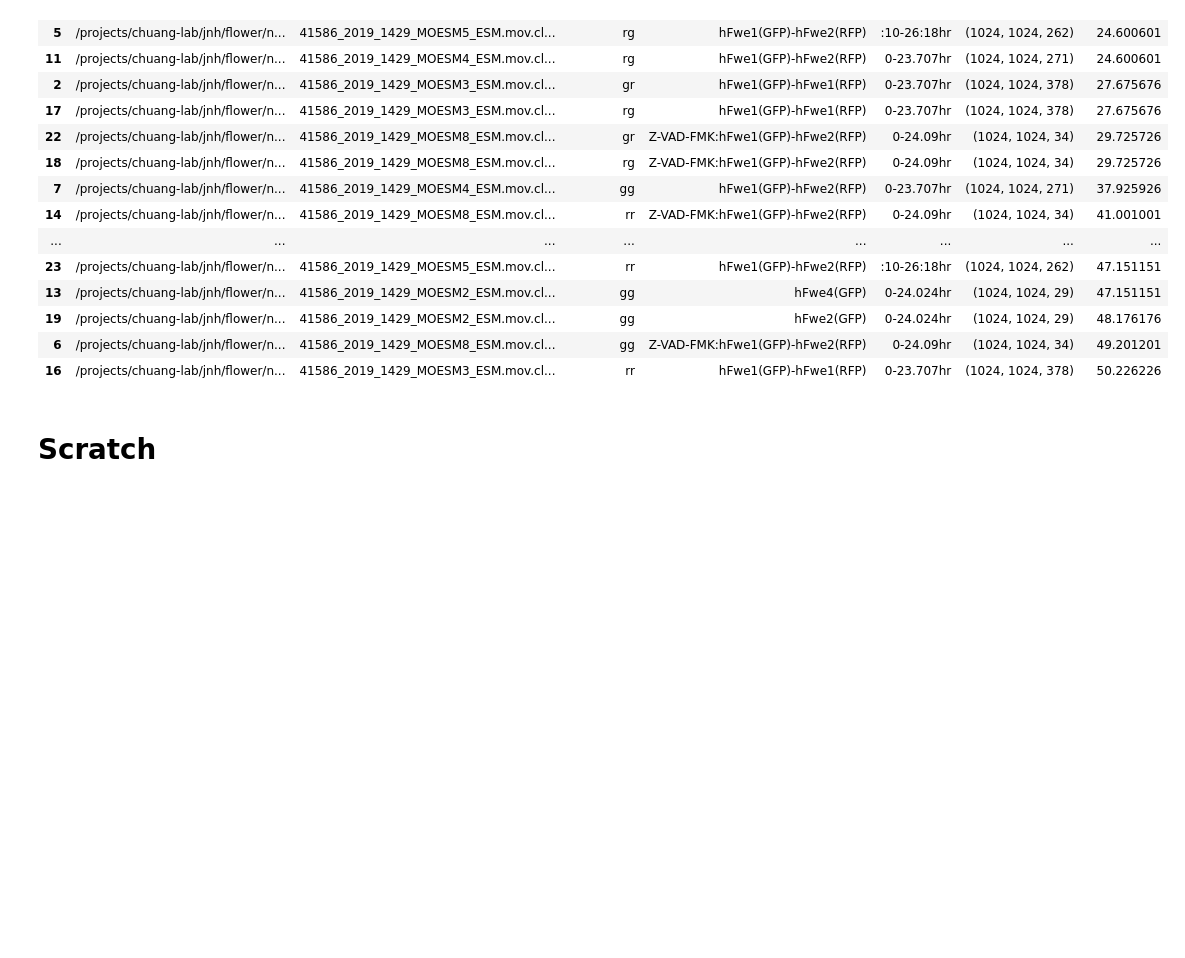
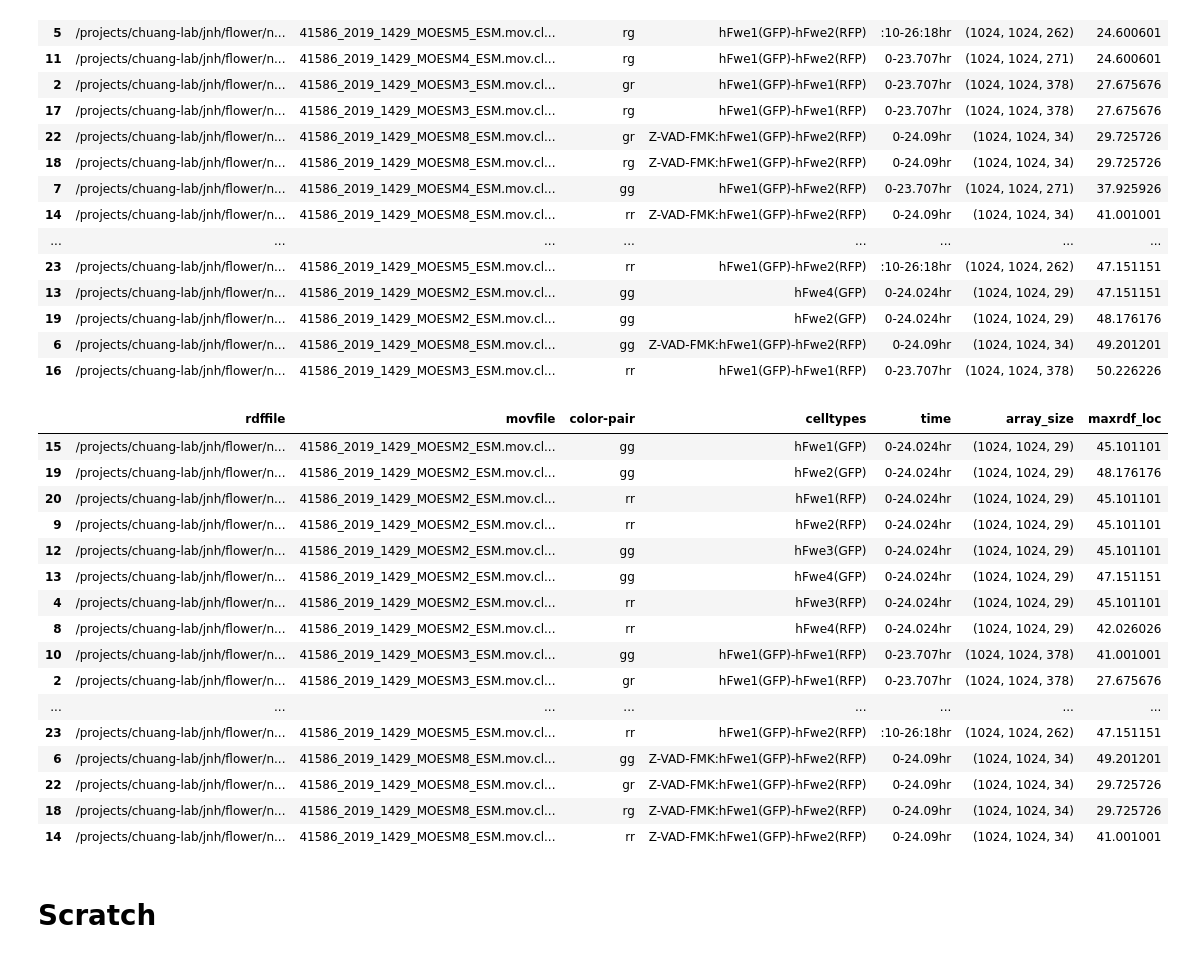
Before and after one commit to javadnoorb/flowermodel, a Jupyter notebook: notebooks/2019-10-04-flower-data-analysis-nextflow.ipynb, the cells around one changed output. Saved outputs shown, nothing was run; the diff lists cells and outputs as text; code cells hidden in the pictures; blank space fills up the shorter version.

```diff
--- a/notebooks/2019-10-04-flower-data-analysis-nextflow.ipynb
+++ b/notebooks/2019-10-04-flower-data-analysis-nextflow.ipynb
@@ -61,3 +61,23 @@ rdffiles.sort_values(['maxrdf_loc', 'celltypes', 'color-pair'])
 | 19 | /projects/chuang-lab/jnh/flower/n... | 41586_2019_1429_MOESM2_ESM.mov.cl... | gg | hFwe2(GFP) | 0-24.024hr | (1024, 1024, 29) | 48.176176 |
 | 6 | /projects/chuang-lab/jnh/flower/n... | 41586_2019_1429_MOESM8_ESM.mov.cl... | gg | Z-VAD-FMK:hFwe1(GFP)-hFwe2(RFP) | 0-24.09hr | (1024, 1024, 34) | 49.201201 |
 | 16 | /projects/chuang-lab/jnh/flower/n... | 41586_2019_1429_MOESM3_ESM.mov.cl... | rr | hFwe1(GFP)-hFwe1(RFP) | 0-23.707hr | (1024, 1024, 378) | 50.226226 |
+# %%
+rdffiles.sort_values(['movfile', 'color-pair'])
+# %% [output]
+|  | rdffile | movfile | color-pair | celltypes | time | array_size | maxrdf_loc |
+| 15 | /projects/chuang-lab/jnh/flower/n... | 41586_2019_1429_MOESM2_ESM.mov.cl... | gg | hFwe1(GFP) | 0-24.024hr | (1024, 1024, 29) | 45.101101 |
+| 19 | /projects/chuang-lab/jnh/flower/n... | 41586_2019_1429_MOESM2_ESM.mov.cl... | gg | hFwe2(GFP) | 0-24.024hr | (1024, 1024, 29) | 48.176176 |
+| 20 | /projects/chuang-lab/jnh/flower/n... | 41586_2019_1429_MOESM2_ESM.mov.cl... | rr | hFwe1(RFP) | 0-24.024hr | (1024, 1024, 29) | 45.101101 |
+| 9 | /projects/chuang-lab/jnh/flower/n... | 41586_2019_1429_MOESM2_ESM.mov.cl... | rr | hFwe2(RFP) | 0-24.024hr | (1024, 1024, 29) | 45.101101 |
+| 12 | /projects/chuang-lab/jnh/flower/n... | 41586_2019_1429_MOESM2_ESM.mov.cl... | gg | hFwe3(GFP) | 0-24.024hr | (1024, 1024, 29) | 45.101101 |
+| 13 | /projects/chuang-lab/jnh/flower/n... | 41586_2019_1429_MOESM2_ESM.mov.cl... | gg | hFwe4(GFP) | 0-24.024hr | (1024, 1024, 29) | 47.151151 |
+| 4 | /projects/chuang-lab/jnh/flower/n... | 41586_2019_1429_MOESM2_ESM.mov.cl... | rr | hFwe3(RFP) | 0-24.024hr | (1024, 1024, 29) | 45.101101 |
+| 8 | /projects/chuang-lab/jnh/flower/n... | 41586_2019_1429_MOESM2_ESM.mov.cl... | rr | hFwe4(RFP) | 0-24.024hr | (1024, 1024, 29) | 42.026026 |
+| 10 | /projects/chuang-lab/jnh/flower/n... | 41586_2019_1429_MOESM3_ESM.mov.cl... | gg | hFwe1(GFP)-hFwe1(RFP) | 0-23.707hr | (1024, 1024, 378) | 41.001001 |
+| 2 | /projects/chuang-lab/jnh/flower/n... | 41586_2019_1429_MOESM3_ESM.mov.cl... | gr | hFwe1(GFP)-hFwe1(RFP) | 0-23.707hr | (1024, 1024, 378) | 27.675676 |
+| ... | ... | ... | ... | ... | ... | ... | ... |
+| 23 | /projects/chuang-lab/jnh/flower/n... | 41586_2019_1429_MOESM5_ESM.mov.cl... | rr | hFwe1(GFP)-hFwe2(RFP) | :10-26:18hr | (1024, 1024, 262) | 47.151151 |
+| 6 | /projects/chuang-lab/jnh/flower/n... | 41586_2019_1429_MOESM8_ESM.mov.cl... | gg | Z-VAD-FMK:hFwe1(GFP)-hFwe2(RFP) | 0-24.09hr | (1024, 1024, 34) | 49.201201 |
+| 22 | /projects/chuang-lab/jnh/flower/n... | 41586_2019_1429_MOESM8_ESM.mov.cl... | gr | Z-VAD-FMK:hFwe1(GFP)-hFwe2(RFP) | 0-24.09hr | (1024, 1024, 34) | 29.725726 |
+| 18 | /projects/chuang-lab/jnh/flower/n... | 41586_2019_1429_MOESM8_ESM.mov.cl... | rg | Z-VAD-FMK:hFwe1(GFP)-hFwe2(RFP) | 0-24.09hr | (1024, 1024, 34) | 29.725726 |
+| 14 | /projects/chuang-lab/jnh/flower/n... | 41586_2019_1429_MOESM8_ESM.mov.cl... | rr | Z-VAD-FMK:hFwe1(GFP)-hFwe2(RFP) | 0-24.09hr | (1024, 1024, 34) | 41.001001 |
```
Also changed, not shown: parts of 1 cell of this notebook, 1 other file.
